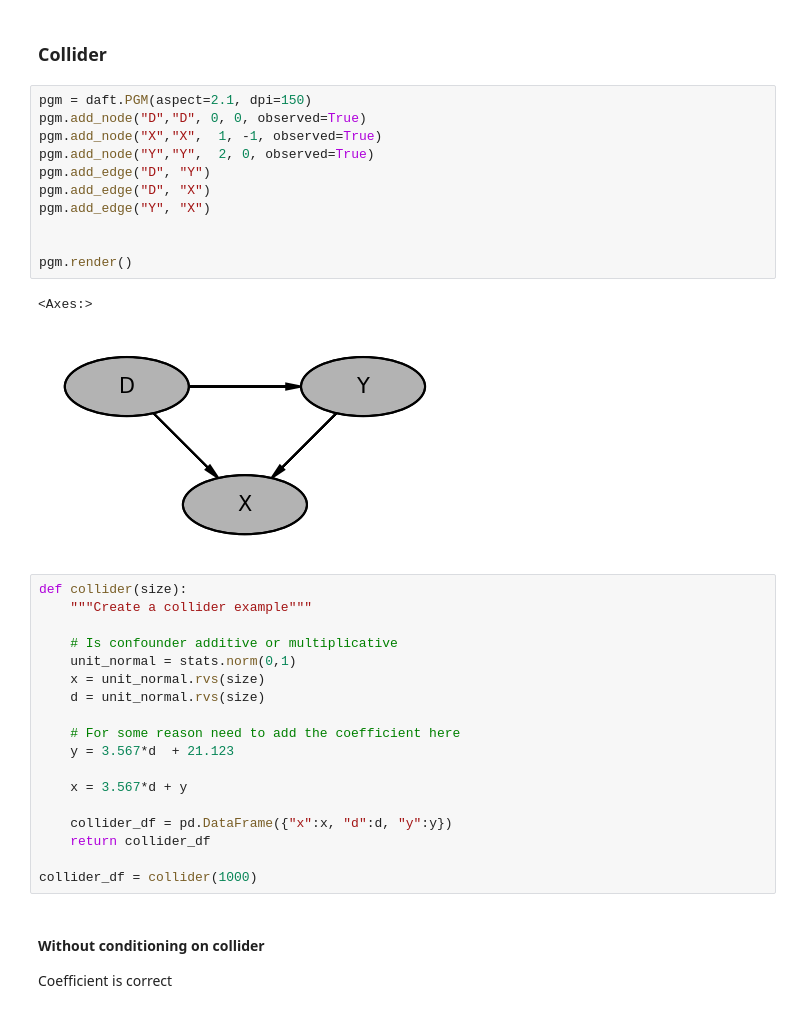
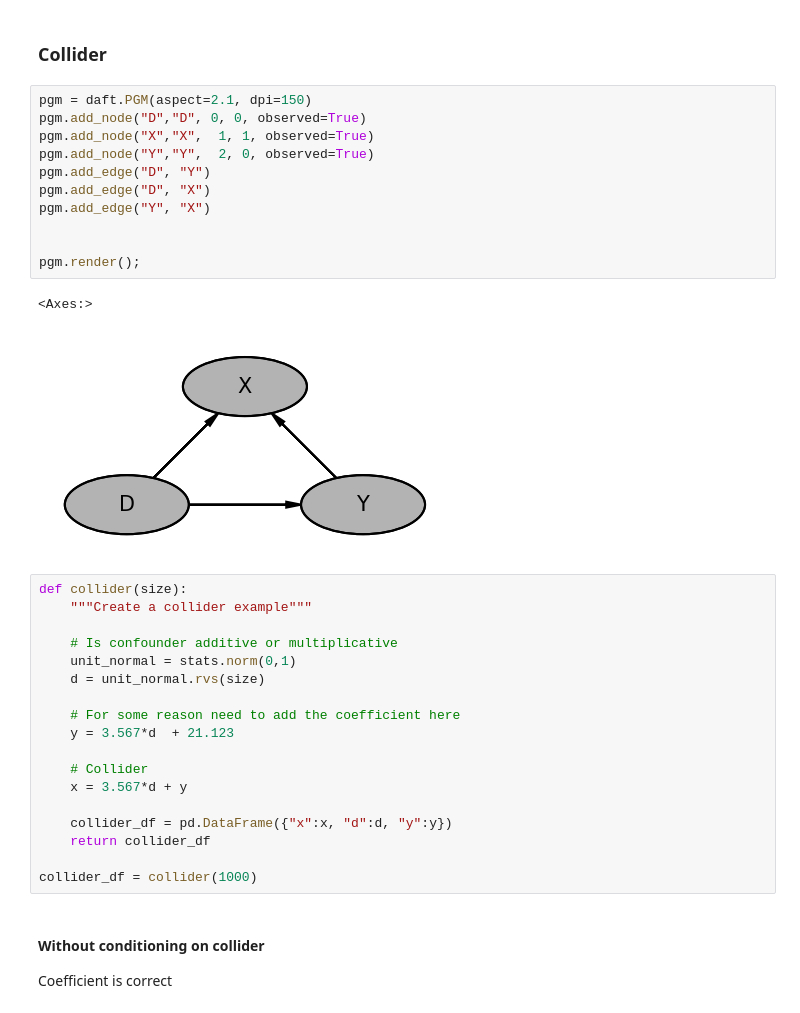
Before and after one commit to canyon289/causal_inf_bookclub, a Jupyter notebook: chapters/03_dags/ch_03.ipynb, the cells around one changed output. Drawn from its saved outputs; the diff is of its cells as text.

```diff
--- a/chapters/03_dags/ch_03.ipynb
+++ b/chapters/03_dags/ch_03.ipynb
@@ -108,29 +120,29 @@ dtype: float64
 # %%
 pgm = daft.PGM(aspect=2.1, dpi=150)
 pgm.add_node("D","D", 0, 0, observed=True)
-pgm.add_node("X","X",  1, -1, observed=True)
+pgm.add_node("X","X",  1, 1, observed=True)
 pgm.add_node("Y","Y",  2, 0, observed=True)
 pgm.add_edge("D", "Y")
 pgm.add_edge("D", "X")
 pgm.add_edge("Y", "X")
 
 
-pgm.render()
+pgm.render();
 # %% [output]
 <Axes:>
-[figure, old version]
+[figure, new version]
 # %%
 def collider(size):
     """Create a collider example"""
 
     # Is confounder additive or multiplicative
     unit_normal = stats.norm(0,1)
-    x = unit_normal.rvs(size)
     d = unit_normal.rvs(size)
 
     # For some reason need to add the coefficient here
     y = 3.567*d  + 21.123
 
+    # Collider
     x = 3.567*d + y
 
     collider_df = pd.DataFrame({"x":x, "d":d, "y":y})
```
Also changed, not shown: parts of 19 cells of this notebook.
